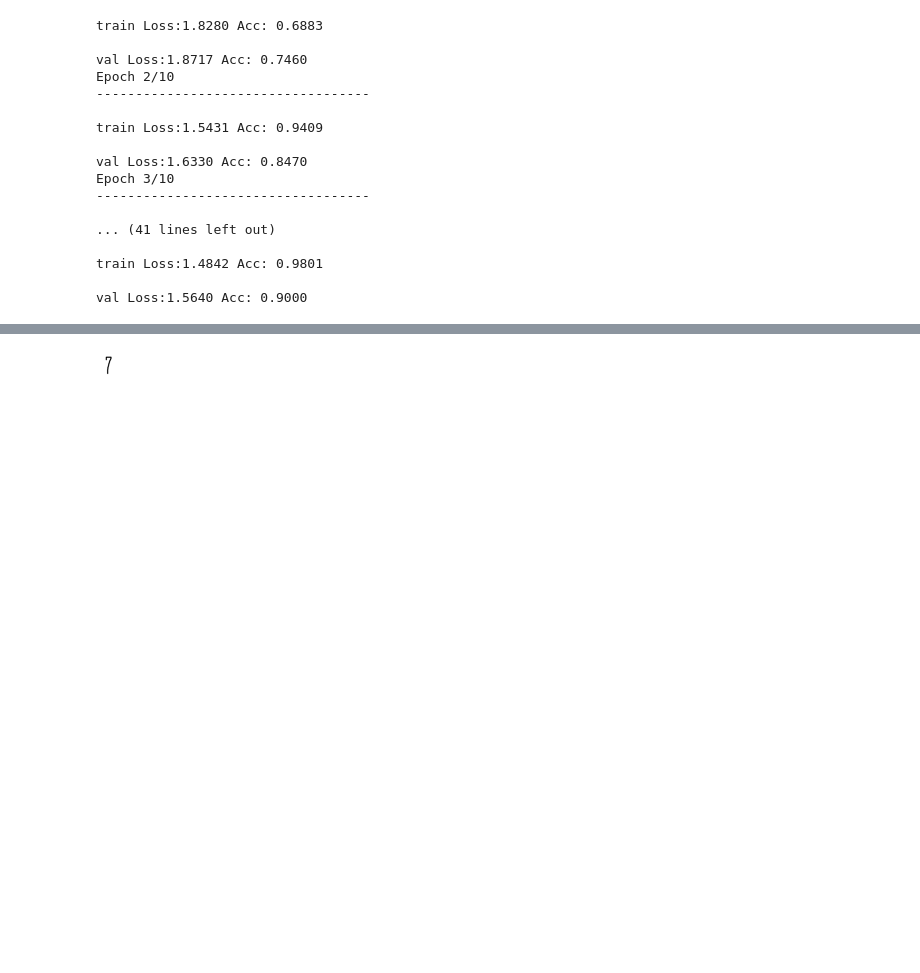
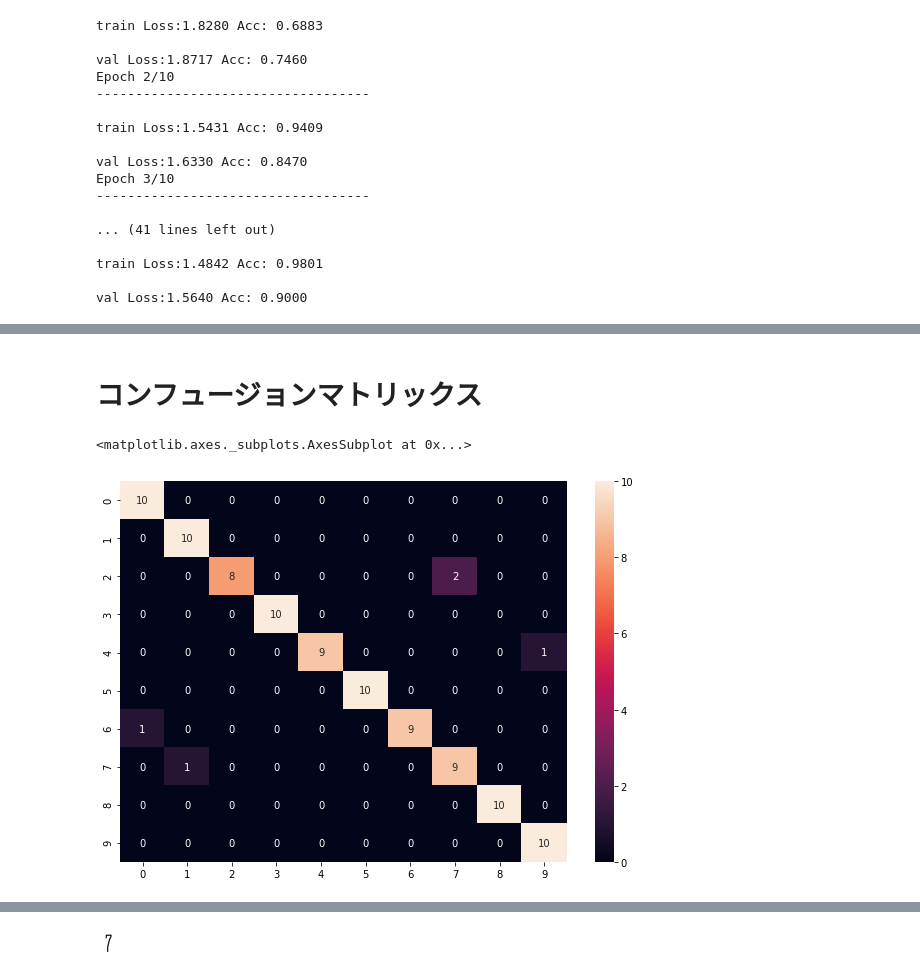
Before and after one commit to kokutoubanira/champ, a Jupyter notebook: src/Untitled.ipynb, the cells around one changed output, grey strips where cells are left out. Drawn from its saved outputs; the diff is of its cells as text; code cells hidden in the pictures; blank space fills up the shorter version.

Commit message:
add comfusion matrix

```diff
--- a/src/Untitled.ipynb
+++ b/src/Untitled.ipynb
@@ -285,0 +288,4 @@ val Loss:1.5640 Acc: 0.9000
+# %%
+model = Net()
+model.load_state_dict(torch.load("./model/mnist_cnn.pth"))
+model.to('cuda')
@@ -285,0 +340,2 @@ val Loss:1.5640 Acc: 0.9000
+# %% [markdown]
+# コンフュージョンマトリックス
@@ -285,0 +348,18 @@ val Loss:1.5640 Acc: 0.9000
+# %%
+testloader =  torch.utils.data.DataLoader(valDataset(), batch_size = 100, shuffle=False)
+pred = []
+label = []
+for i, l in testloader:
+    i = i.to('cuda')
+    output = model(i)
+    _, predicted = torch.max(output.data, 1)
+    pred.append(predicted)
+    label.append(l)
+confusion = confusion_matrix(label[0].to('cpu').numpy(), pred[0].to('cpu').numpy())
+df_cm = pd.DataFrame(confusion,index = [i for i in "0123456789"],
+                  columns = [i for i in "0123456789"])
+plt.figure(figsize = (10,7))
+sn.heatmap(df_cm, annot=True)
+# %% [output]
+<matplotlib.axes._subplots.AxesSubplot at 0x...>
+[figure, added]
```
Also changed, not shown: parts of 6 cells of this notebook.
